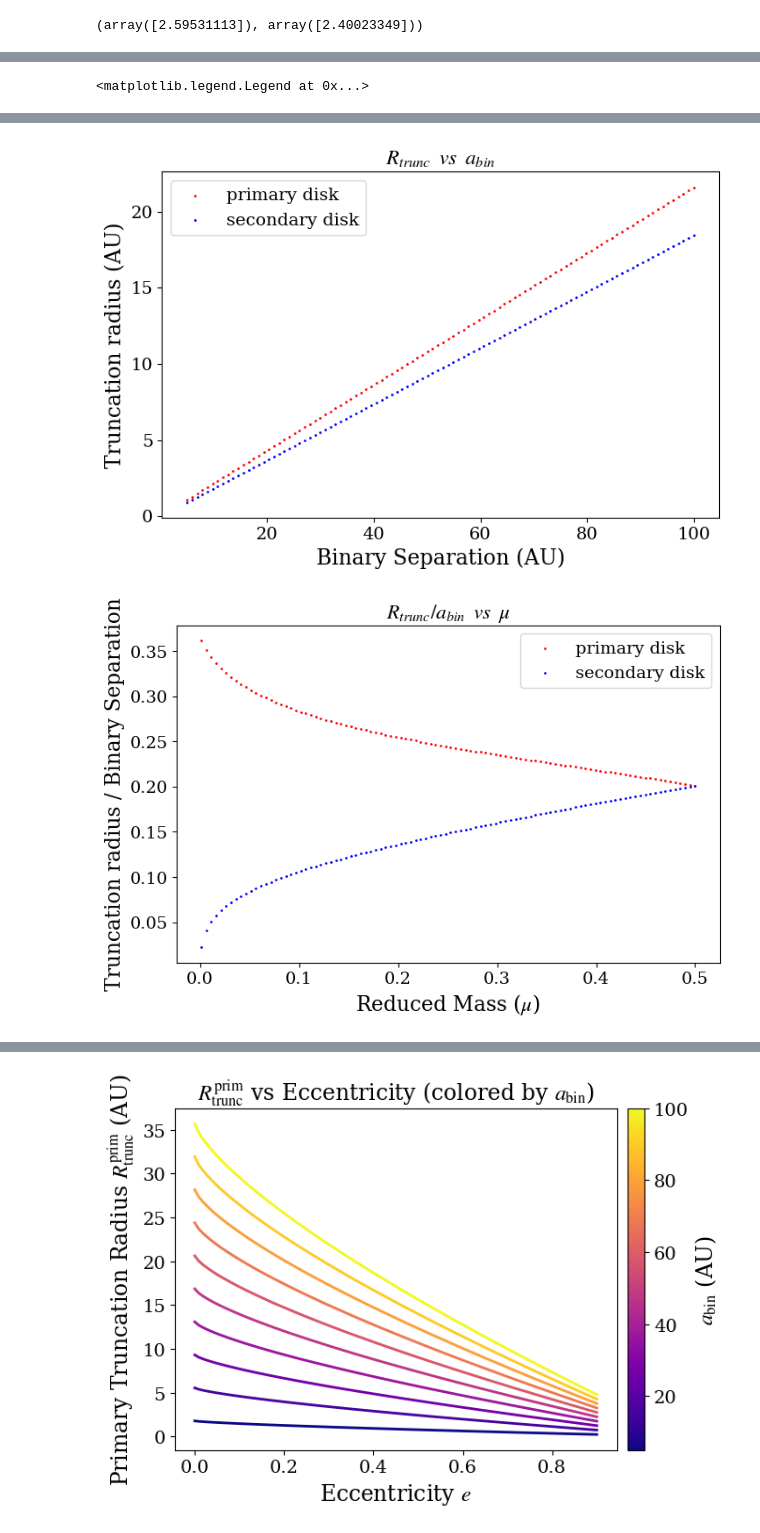
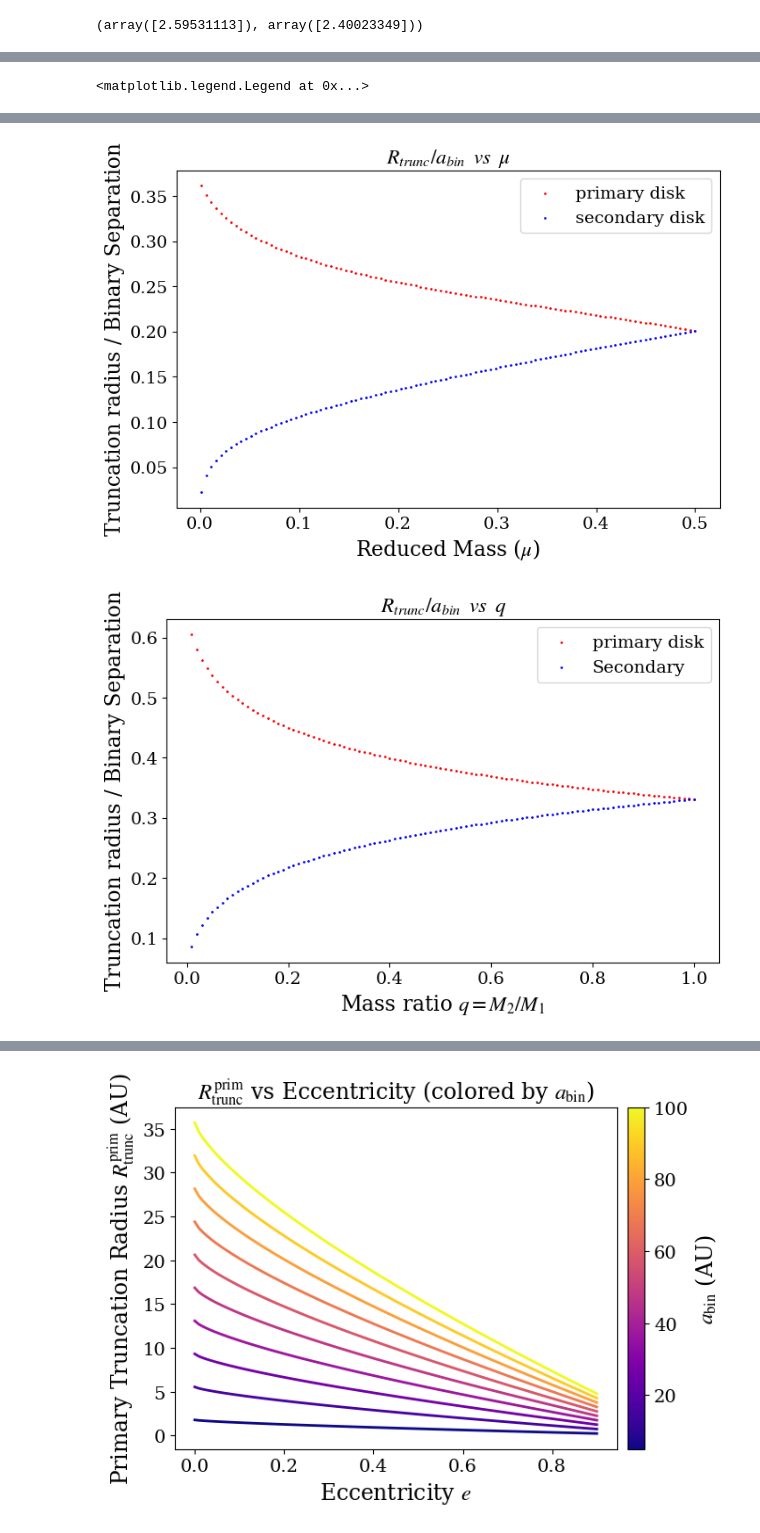
Before and after one commit to Chartman25/UnigeMasters, a Jupyter notebook: Astrophysics_Lab_Disc_Truncation/Oh_yeah_its_all_coming_together.ipynb, the cells around one changed output, grey strips where cells are left out. Cells and saved outputs as stored; diff of their text form; code cells hidden in the pictures.

```diff
--- a/Astrophysics_Lab_Disc_Truncation/Oh_yeah_its_all_coming_together.ipynb
+++ b/Astrophysics_Lab_Disc_Truncation/Oh_yeah_its_all_coming_together.ipynb
@@ -257,7 +258,7 @@ trunc_sec = 0.97685991
 M1=.99 # Mass of star 1 in solar masses
 M2=.7# Mass of Star 2 in solar masses
 e=.31 # Eccentricity of system
-abin=300 # Semi-major Axis of system
+abin=5.3 # Semi-major Axis of system
 alpha1=[1e-3]
 
 trunc_prim, trunc_sec = AC.truncation_radius(alpha1, aspect_ratio, M1,M2,e,abin,b,c, re_idx=0, plotting=True)
@@ -347,12 +348,12 @@ plt.ylabel('Truncation radius / Binary Separation')
 plt.title(r'$R_{trunc}/a_{bin}\;\;vs\;\;e$')
 plt.legend()
 
-plt.subplots(figsize=(8, 5))
-plt.scatter(abin_dependence, trunc_primary_abin_dep, color='r', s=1, label='primary disk')
-plt.scatter(abin_dependence, trunc_secondary_abin_dep, color='b', s=1, label='secondary disk')
-plt.xlabel('Binary Separation (AU)')
-plt.ylabel('Truncation radius (AU)')
-plt.title(r'$R_{trunc}\;\;vs\;\;a_{bin}$')
+# plt.subplots(figsize=(8, 5))
+# plt.scatter(abin_dependence, trunc_primary_abin_dep, color='r', s=1, label='primary disk')
+# plt.scatter(abin_dependence, trunc_secondary_abin_dep, color='b', s=1, label='secondary disk')
+# plt.xlabel('Binary Separation (AU)')
+# plt.ylabel('Truncation radius (AU)')
+# plt.title(r'$R_{trunc}\;\;vs\;\;a_{bin}$')
 plt.legend()
 
 plt.subplots(figsize=(8, 5))
@@ -363,19 +364,42 @@ plt.ylabel('Truncation radius / Binary Separation')
 plt.title(r'$R_{trunc}/a_{bin}\;\;vs\;\;\mu$')
 plt.legend()
 
+
+
+
 plt.subplots(figsize=(8, 5))
-plt.scatter(q_vals, trunc_primary_q_dep, color='cyan', s=1, label='primary disk')
-plt.scatter(.2, .45, color='b', s=10)
-plt.scatter(.4, .41, color='b', s=10)
-plt.scatter(.6, .37, color='b', s=10)
-plt.scatter(.8, .35, color='b', s=10)
-plt.scatter(1, .33, color='y', s=10)
-plt.scatter(q_vals, trunc_secondary_q_dep, color='red', s=1, label='Secondary')
-plt.scatter(.2, .215, color='r', s=10)
-plt.scatter(.4, .25, color='r', s=10)
-plt.scatter(.6, .29, color='r', s=10)
-plt.scatter(.8, .31, color='r', s=10)
-plt.scatter(1, .33, color='y', s=10)
+plt.scatter(q_vals, trunc_primary_q_dep, color='r', s=1, label='primary disk')
+# plt.scatter(.2, .45, color='b', s=10)
+# plt.scatter(.4, .41, color='b', s=10)
+# plt.scatter(.6, .37, color='b', s=10)
+# plt.scatter(.8, .35, color='b', s=10)
+# plt.scatter(1, .33, color='y', s=10)
+plt.scatter(q_vals, trunc_secondary_q_dep, color='b', s=1, label='Secondary')
+# plt.scatter(.2, .215, color='r', s=10)
+# plt.scatter(.4, .25, color='r', s=10)
+# plt.scatter(.6, .29, color='r', s=10)
+# plt.scatter(.8, .31, color='r', s=10)
+# plt.scatter(1, .33, color='y', s=10)
+plt.xlabel(r'Mass ratio $q = M_2 / M_1$')
+plt.ylabel('Truncation radius / Binary Separation')
+plt.title(r'$R_{trunc}/a_{bin}\;\;vs\;\;q$')
+plt.legend()
+
+
+
+plt.subplots(figsize=(8, 5))
+plt.scatter(q_vals, trunc_primary_q_dep, color='r', s=1, label='primary disk')
+plt.scatter(.2, .45, color='c', s=40, marker='*', label='Papaloizou & Pringle 1977 pts')
+plt.scatter(.4, .41, color='c', s=40, marker='*')
+plt.scatter(.6, .37, color='c', s=40, marker='*')
+plt.scatter(.8, .35, color='c', s=40, marker='*')
+plt.scatter(1, .33, color='y', s=40, marker='*')
+plt.scatter(q_vals, trunc_secondary_q_dep, color='b', s=1, label='Secondary')
+plt.scatter(.2, .215, color='maroon', s=40, marker='*', label='Papaloizou & Pringle 1977 pts')
+plt.scatter(.4, .25, color='maroon', s=40, marker='*')
+plt.scatter(.6, .29, color='maroon', s=40, marker='*')
+plt.scatter(.8, .31, color='maroon', s=40, marker='*')
+plt.scatter(1, .33, color='y', s=40, marker='*')
 plt.xlabel(r'Mass ratio $q = M_2 / M_1$')
 plt.ylabel('Truncation radius / Binary Separation')
 plt.title(r'$R_{trunc}/a_{bin}\;\;vs\;\;q$')
@@ -394,2 +418,2 @@ plt.legend()
-[figure, old version]
+[figure, new version]
-[figure, old version]
+[figure, new version]
```
Also changed, not shown: parts of 5 cells of this notebook, 2 other files.
